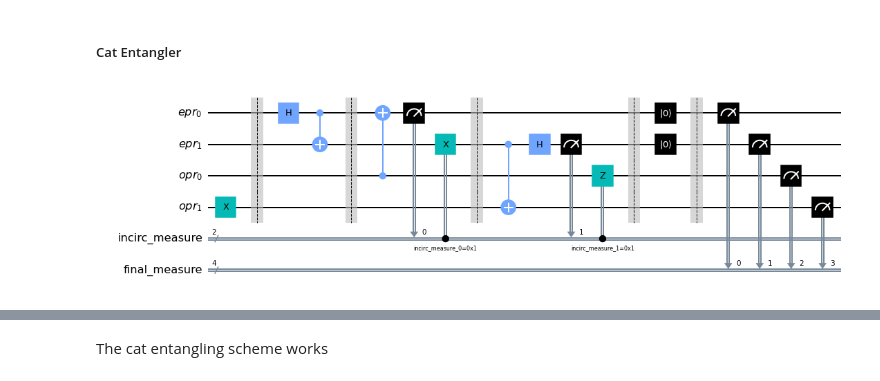
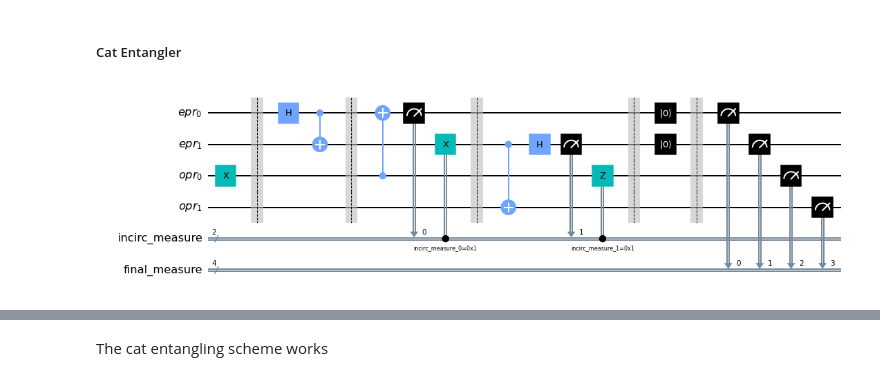
Before and after one commit to Interlin-q/diskit, a Jupyter notebook: distributed_qiskit/LayerByLayer.ipynb, the cells around one changed output, grey strips where cells are left out. Drawn from its saved outputs; the diff is of its cells as text; code cells hidden in the pictures.

```diff
--- a/distributed_qiskit/LayerByLayer.ipynb
+++ b/distributed_qiskit/LayerByLayer.ipynb
@@ -239,36 +267,36 @@ opr_qubits = QuantumRegister(2, "opr")
 measure_bits = ClassicalRegister(2, "incirc_measure")
 final_cbits = ClassicalRegister(4, "final_measure")
 qc = QuantumCircuit(epr_qubits, opr_qubits, measure_bits, final_cbits)
 
 #check for opr_1 = 1 and opr_2 = 1
-# qc.x(2)
-qc.x(3)
+qc.x(2)
+# qc.x(3)
 qc.barrier()
 
 # Generate EPR pair
 qc.h(0)
 qc.cx(0, 1)
 qc.barrier()
 # cat entanglement
 qc.cx(2,0)
 qc.measure(0,0)
 qc.x(1).c_if(measure_bits[0], 1)
 qc.barrier()
 qc.cx(1,3)
 qc.h(1)
 qc.measure(1,1)
 qc.z(2).c_if(measure_bits[1], 1)
 qc.barrier()
 qc.reset(epr_qubits)
 
 ## Measurements
 qc.barrier()
 qc.measure(epr_qubits, final_cbits[0:2])
 qc.measure(opr_qubits, final_cbits[2:4])
 
 qc.draw(output='mpl')
 # %% [output]
-[figure, old version]
+[figure, new version]
 # %%
 # run circuits on qasm simulator
 sim_count = measure_sim(qc=qc)
```
Also changed, not shown: parts of 17 cells of this notebook, 4 other files.
